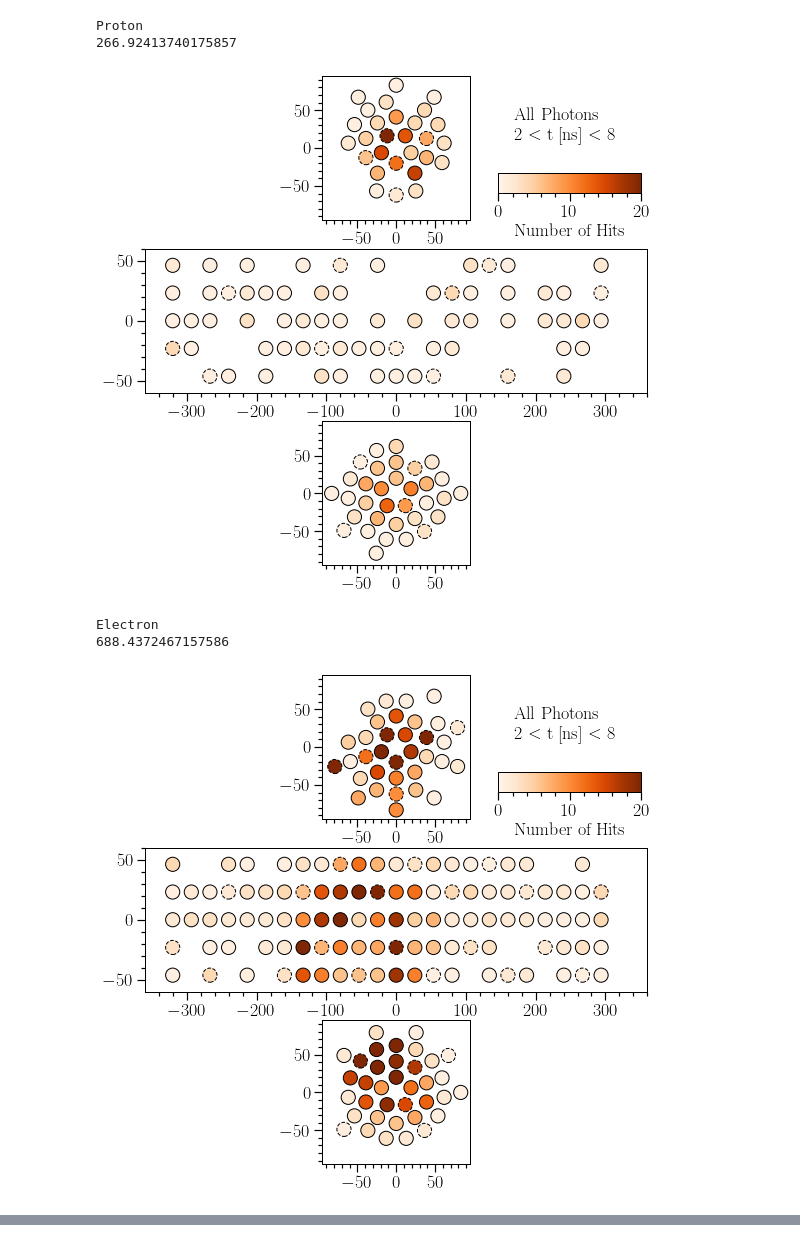
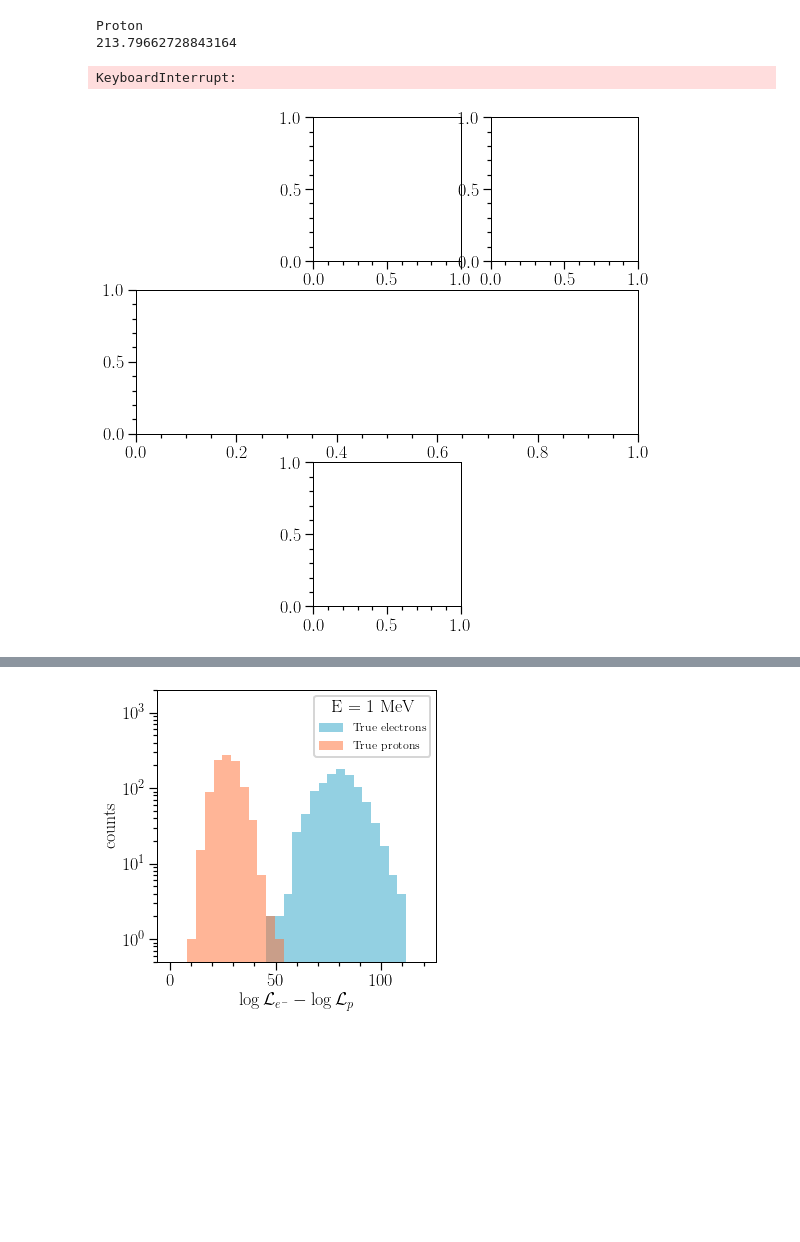
Before and after one commit to nickkamp1/CCM_CherenkovLight, a Jupyter notebook: SimulationPlotter.ipynb, the cells around one changed output, grey strips where cells are left out. Drawn from its saved outputs; the diff is of its cells as text; code cells hidden in the pictures; blank space fills up the shorter version.

Commit message:
First pass at LLH is working, average templates saved to json files, seeing separation between electron and proton events!

```diff
--- a/SimulationPlotter.ipynb
+++ b/SimulationPlotter.ipynb
@@ -4,12 +4,14 @@ import numpy as np
 import matplotlib.pyplot as plt
 plt.style.use('paper.mplstyle')
 
-E = 5
-nMax=1
-time_bins=np.linspace(2,10,5)
+E = 1
+nMax=1000
+time_bins=np.linspace(0,10,6)
 eED = EventDisplay('SimulationOutputs/BatchOutput/electron_gun_E_%s_sim_output.root'%str(E),time_bins=time_bins)
 pED = EventDisplay('SimulationOutputs/BatchOutput/proton_gun_E_%s_sim_output.root'%str(E),time_bins=time_bins)
 ProcessString=None
-e_template = eED.CalculateAvgTemplate(nMax=nMax,ProcessString=ProcessString)
-p_template = pED.CalculateAvgTemplate(nMax=nMax,ProcessString=ProcessString)
+e_template = eED.CalculateAvgTemplate(nMax=nMax,ProcessString=ProcessString,
+                                      template_string='AverageTemplates/electron_gun_E_%s_template.json'%str(E))
+p_template = pED.CalculateAvgTemplate(nMax=nMax,ProcessString=ProcessString,
+                                      template_string='AverageTemplates/proton_gun_E_%s_template.json'%str(E))
 # %%
@@ -21,17 +23,17 @@ pED.PlotAvgTemplate(vmax=1,time_bin=1,ProcessString=ProcessString)
 # %%
-for evenno in range(10):
+for evenno in range(1):
   for ProcessString in [None]:
     print('Electron')
     SaveStr = 'Figures/EventDisplays/electron_%s_E%s_event%i'%(ProcessString if ProcessString is not None else 'AllPhotons',E,evenno)
-    eLLH = eED.MLE_dataset.LogLikelihood(evenno,template=e_template)
-    pLLH = eED.MLE_dataset.LogLikelihood(evenno,template=p_template)
+    eLLH = eED.MLE_dataset.LogLikelihood(evenno,template=e_template,prob_one=1./nMax)
+    pLLH = eED.MLE_dataset.LogLikelihood(evenno,template=p_template,prob_one=1./nMax)
     print(eLLH-pLLH)
-    eED.PlotAllPMTsTimeSlice(evenno,(2,8),ProcessString=ProcessString,vmax=20,SaveString=SaveStr,DetReco=False)
+    eED.PlotAllPMTsTimeSlice(evenno,(2,8),ProcessString=ProcessString,vmax=3,SaveString=SaveStr,DetReco=True)
     print('Proton')
     SaveStr = 'Figures/EventDisplays/proton_%s_E%s_event%i'%(ProcessString if ProcessString is not None else 'AllPhotons',E,evenno)
-    eLLH = pED.MLE_dataset.LogLikelihood(evenno,template=e_template)
-    pLLH = pED.MLE_dataset.LogLikelihood(evenno,template=p_template)
+    eLLH = pED.MLE_dataset.LogLikelihood(evenno,template=e_template,prob_one=1./nMax)
+    pLLH = pED.MLE_dataset.LogLikelihood(evenno,template=p_template,prob_one=1./nMax)
     print(eLLH-pLLH)
-    pED.PlotAllPMTsTimeSlice(evenno,(2,8),ProcessString=ProcessString,vmax=20,SaveString=SaveStr,DetReco=False)
+    pED.PlotAllPMTsTimeSlice(evenno,(2,8),ProcessString=ProcessString,vmax=3,SaveString=SaveStr,DetReco=True)
 # %% [output]
 Electron
@@ -40,6 +42,4 @@ Electron
 Proton
-266.92413740175857
+213.79662728843164
+KeyboardInterrupt:
-[figure, old version]
+[figure, new version]
-Electron
-688.4372467157586
-[figure, removed]
@@ -57,0 +58,11 @@ gif = ED.PlotAllPMTsTimeGif(3,time_width=2,ProcessString='Cerenkov',SaveString='
+# %%
+plt.hist(electron_dllh,bins=np.linspace(0,120,30),alpha=0.5,label='True electrons')
+plt.hist(proton_dllh,bins=np.linspace(0,120,30),alpha=0.5,label='True protons')
+plt.xlabel(r'$\log \mathcal{L}_{e^-} - \log \mathcal{L}_{p}$')
+plt.ylabel('counts')
+plt.legend(title='E = %s MeV'%str(E))
+plt.semilogy()
+plt.ylim(5e-1,2e3)
+plt.show()
+# %% [output]
+[figure, added]
```
Also changed, not shown: parts of 3 cells of this notebook, 18 other files.
